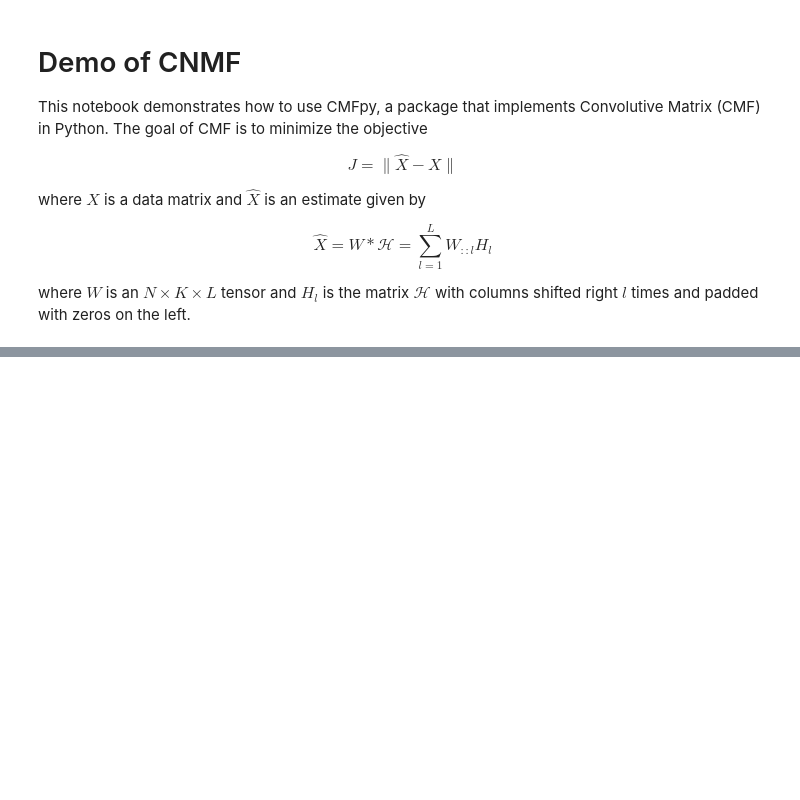
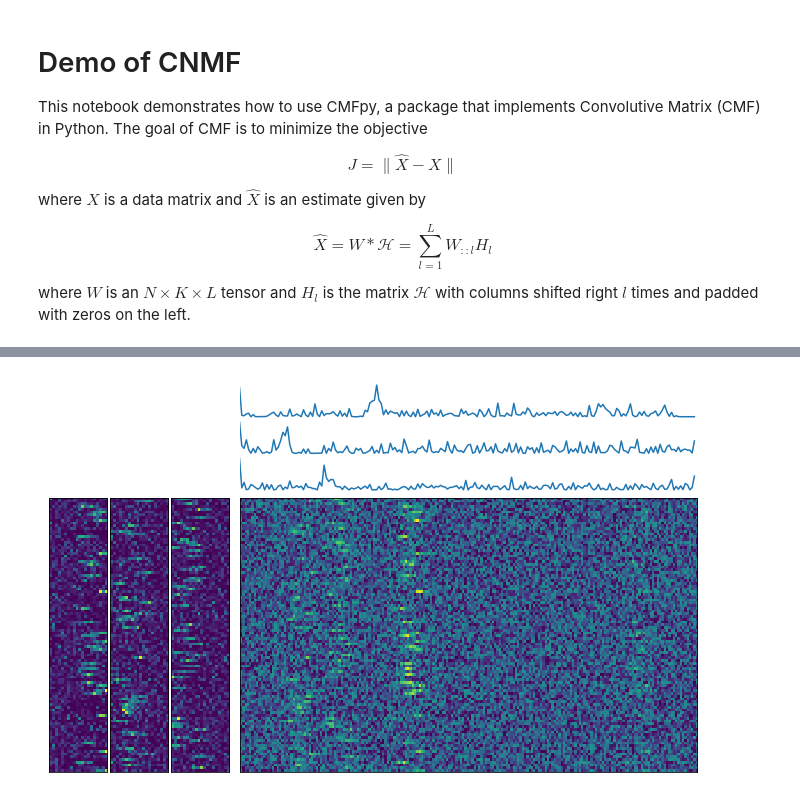
Before and after one commit to degleris1/cmfpy, a Jupyter notebook: examples/demo_synthetic.ipynb, the cells around one changed output, grey strips where cells are left out. Cells and saved outputs as stored; diff of their text form; code cells hidden in the pictures; blank space fills up the shorter version.

```diff
--- a/examples/demo_synthetic.ipynb
+++ b/examples/demo_synthetic.ipynb
@@ -50,0 +55,5 @@ plt.imshow(model.predict(), aspect='auto')
+# %%
+# Plot raw data
+model.plot(data, tmin=0, tmax=200, sort=False);
+# %% [output]
+[figure, added]
```
Also changed, not shown: parts of 6 cells of this notebook, 6 other files.
